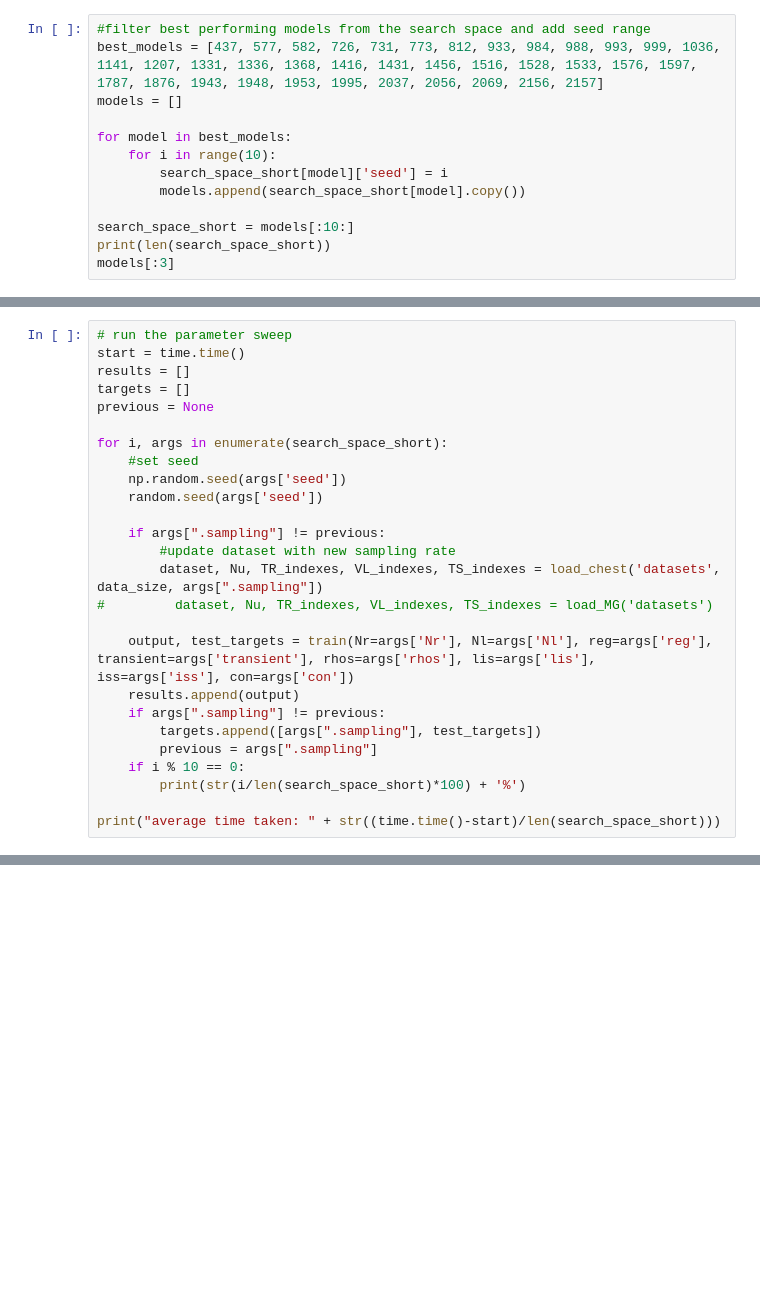
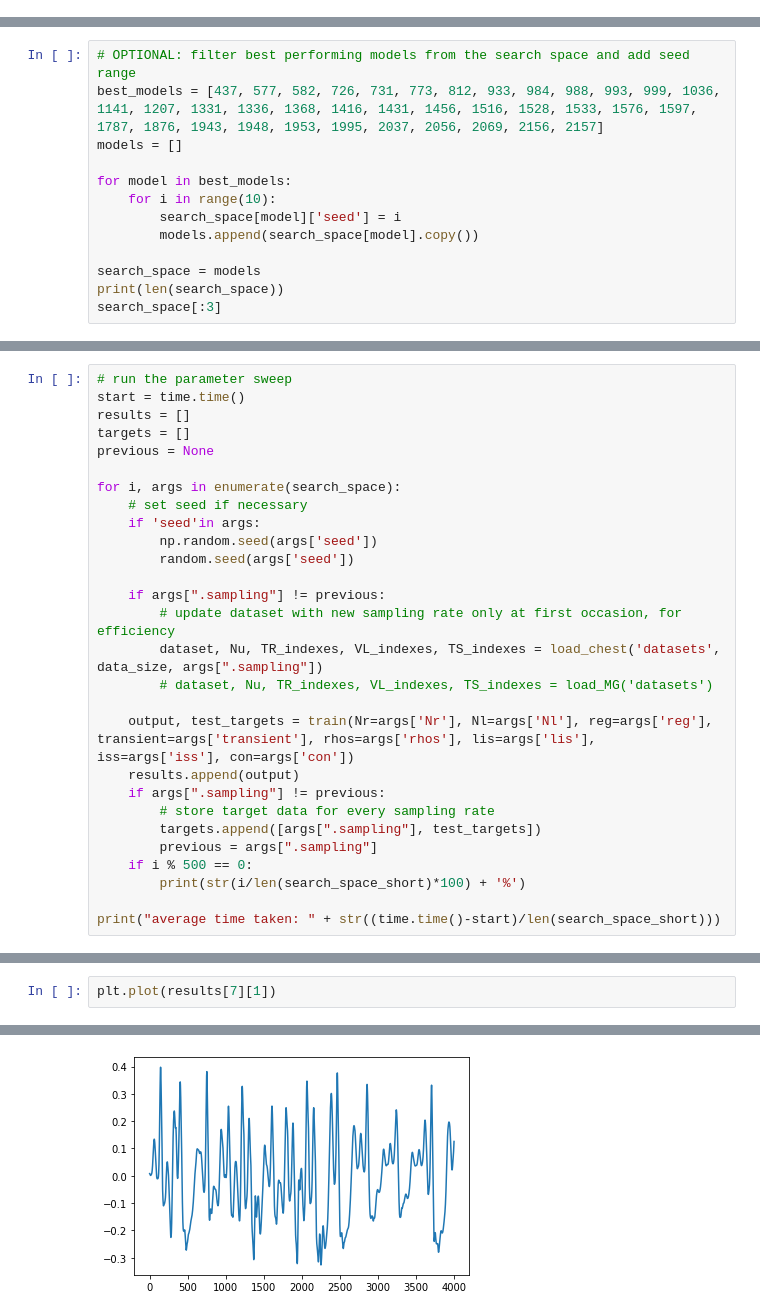
Before and after one commit to BorisWinter/Deep_ESN_Pedrelli, a Jupyter notebook: sweep.ipynb, the cells around one changed output, grey strips where cells are left out. Saved outputs shown, nothing was run; the diff lists cells and outputs as text; blank space fills up the shorter version.

```diff
--- a/sweep.ipynb
+++ b/sweep.ipynb
@@ -142,13 +125,0 @@ len(search_space_short)
-# %%
-#filter best performing models from the search space and add seed range
-best_models = [437, 577, 582, 726, 731, 773, 812, 933, 984, 988, 993, 999, 1036, 1141, 1207, 1331, 1336, 1368, 1416, 1431, 1456, 1516, 1528, 1533, 1576, 1597, 1787, 1876, 1943, 1948, 1953, 1995, 2037, 2056, 2069, 2156, 2157]
-models = []
-
-for model in best_models:
-    for i in range(10):
-        search_space_short[model]['seed'] = i
-        models.append(search_space_short[model].copy())
-
-search_space_short = models[:10:]
-print(len(search_space_short))
-models[:3]
@@ -173,0 +126,13 @@ models[:3]
+# %%
+# OPTIONAL: filter best performing models from the search space and add seed range
+best_models = [437, 577, 582, 726, 731, 773, 812, 933, 984, 988, 993, 999, 1036, 1141, 1207, 1331, 1336, 1368, 1416, 1431, 1456, 1516, 1528, 1533, 1576, 1597, 1787, 1876, 1943, 1948, 1953, 1995, 2037, 2056, 2069, 2156, 2157]
+models = []
+
+for model in best_models:
+    for i in range(10):
+        search_space[model]['seed'] = i
+        models.append(search_space[model].copy())
+
+search_space = models
+print(len(search_space))
+search_space[:3]
@@ -178,22 +145,24 @@ results = []
 targets = []
 previous = None
 
-for i, args in enumerate(search_space_short):
-    #set seed
-    np.random.seed(args['seed'])
-    random.seed(args['seed'])
+for i, args in enumerate(search_space):
+    # set seed if necessary
+    if 'seed'in args:
+        np.random.seed(args['seed'])
+        random.seed(args['seed'])
 
     if args[".sampling"] != previous:
-        #update dataset with new sampling rate
+        # update dataset with new sampling rate only at first occasion, for efficiency
         dataset, Nu, TR_indexes, VL_indexes, TS_indexes = load_chest('datasets', data_size, args[".sampling"])
-#         dataset, Nu, TR_indexes, VL_indexes, TS_indexes = load_MG('datasets')
+        # dataset, Nu, TR_indexes, VL_indexes, TS_indexes = load_MG('datasets')
 
     output, test_targets = train(Nr=args['Nr'], Nl=args['Nl'], reg=args['reg'], transient=args['transient'], rhos=args['rhos'], lis=args['lis'], iss=args['iss'], con=args['con'])
     results.append(output)
     if args[".sampling"] != previous:
+        # store target data for every sampling rate
         targets.append([args[".sampling"], test_targets])
         previous = args[".sampling"]
-    if i % 10 == 0:
+    if i % 500 == 0:
         print(str(i/len(search_space_short)*100) + '%')
 
 print("average time taken: " + str((time.time()-start)/len(search_space_short)))
@@ -280,0 +217,3 @@ results[0]
+# %%
+plt.plot(results[7][1])
+# %% [output]
@@ -280,0 +221 @@ results[0]
+[figure, added]
```
Also changed, not shown: parts of 17 cells of this notebook, 4 other files.
